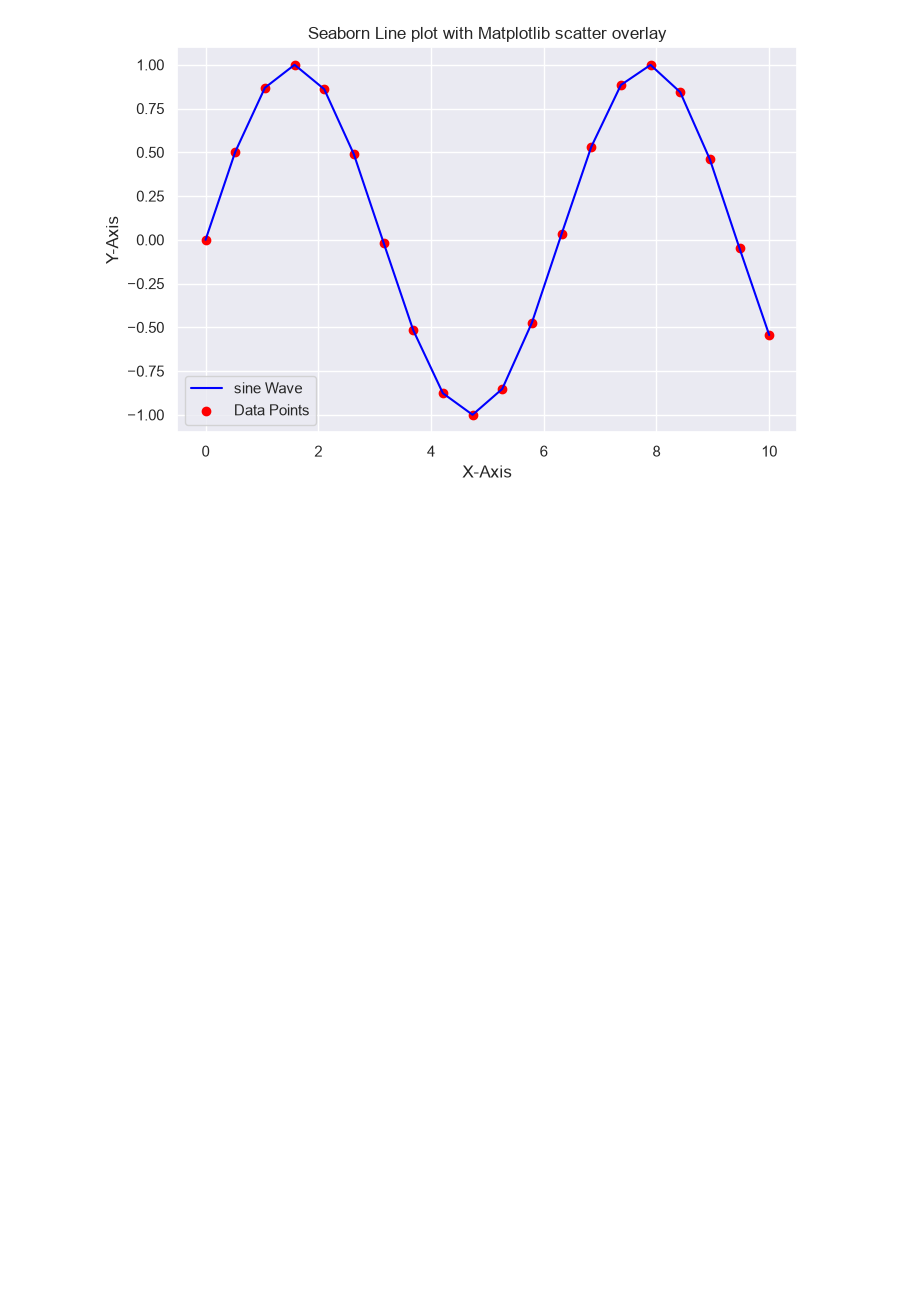
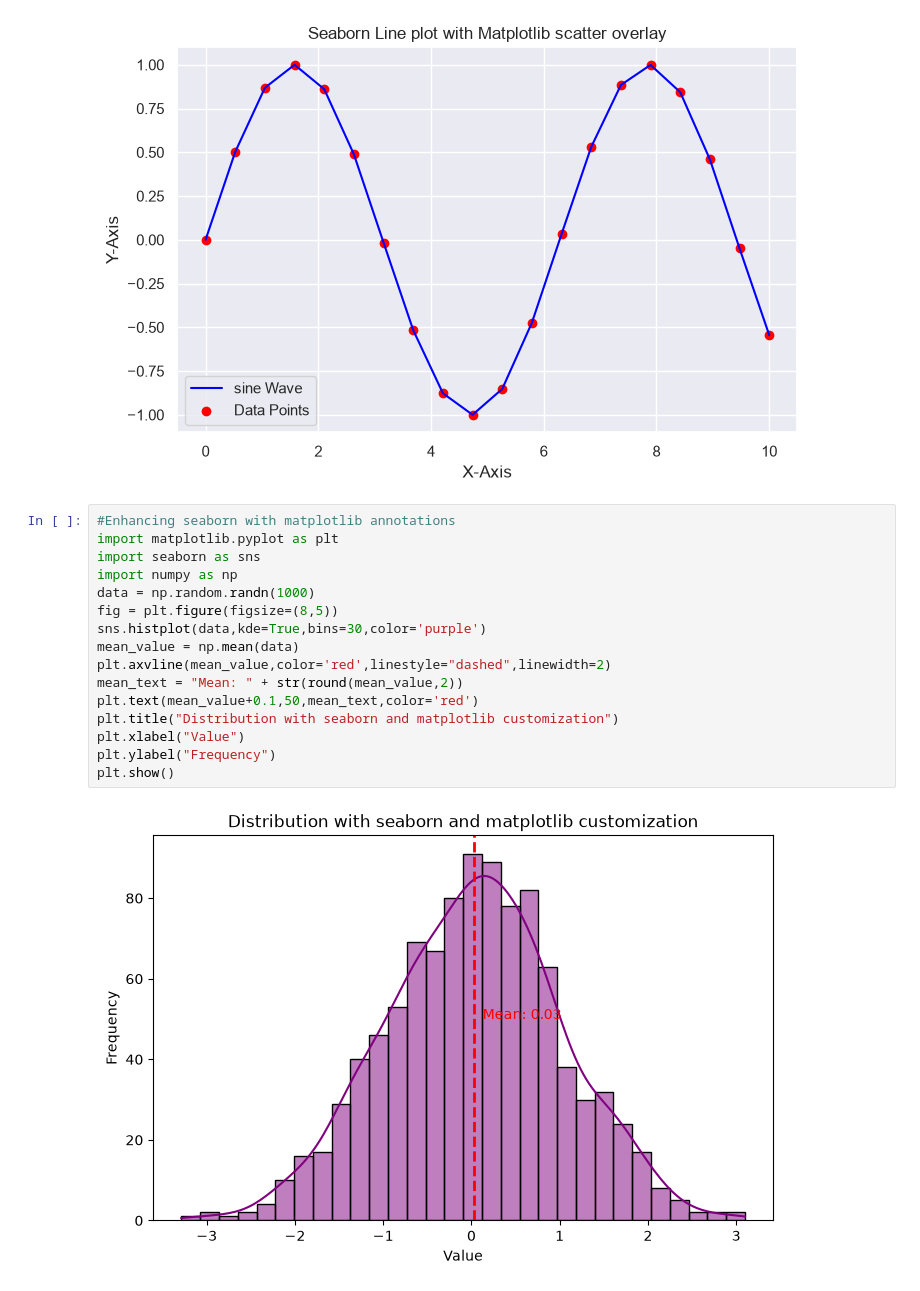
Before and after one commit to Varshith-2603/python-practise, a Jupyter notebook: Python Libraries/Python seaborn.ipynb, the cells around one changed output. Drawn from its saved outputs; the diff is of its cells as text; blank space fills up the shorter version.

Commit message:
Practised few seaborn concepts

```diff
--- a/Python Libraries/Python seaborn.ipynb
+++ b/Python Libraries/Python seaborn.ipynb
@@ -196,3 +196,21 @@ plt.legend()
 plt.show()
 # %% [output]
 [figure]
+# %%
+#Enhancing seaborn with matplotlib annotations
+import matplotlib.pyplot as plt
+import seaborn as sns
+import numpy as np
+data = np.random.randn(1000)
+fig = plt.figure(figsize=(8,5))
+sns.histplot(data,kde=True,bins=30,color='purple')
+mean_value = np.mean(data)
+plt.axvline(mean_value,color='red',linestyle="dashed",linewidth=2)
+mean_text = "Mean: " + str(round(mean_value,2))
+plt.text(mean_value+0.1,50,mean_text,color='red')
+plt.title("Distribution with seaborn and matplotlib customization")
+plt.xlabel("Value")
+plt.ylabel("Frequency")
+plt.show()
+# %% [output]
+[figure, added]
```
Also changed, not shown: parts of 21 cells of this notebook, 1 other file.
